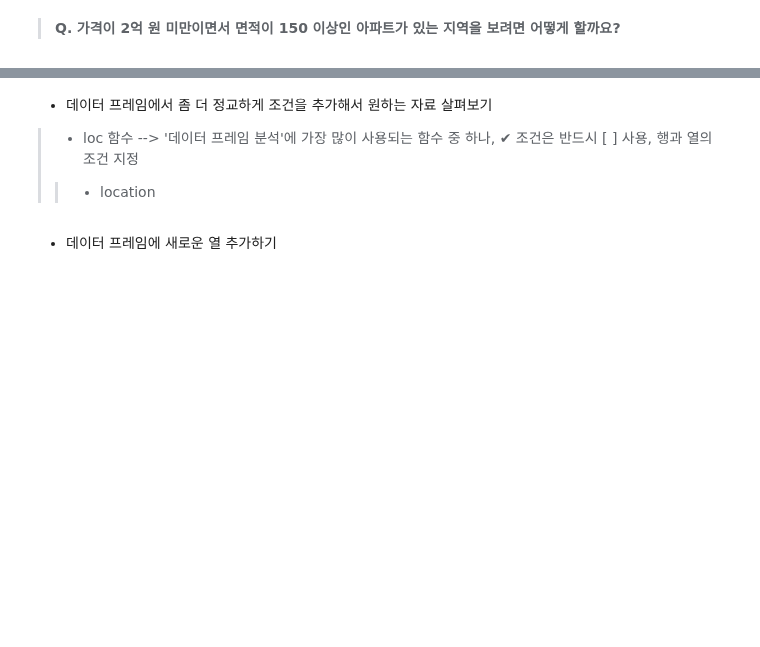
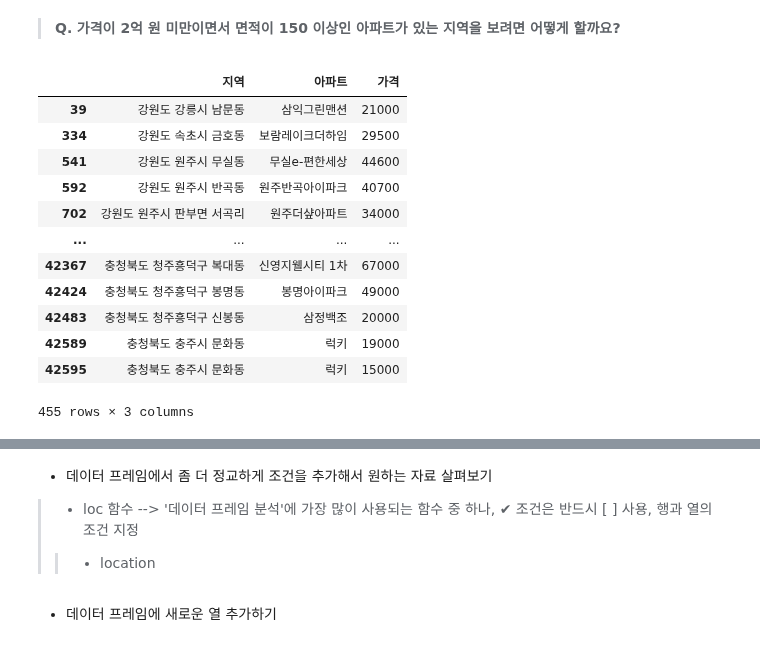
Before and after one commit to arkwith7/aSSIST_ML, a Jupyter notebook: Python1/강의노트_Jupyter notebook/2. Pandas 학습 및 실습_aSSIST.ipynb, the cells around one changed output, grey strips where cells are left out. Saved outputs shown, nothing was run; the diff lists cells and outputs as text; code cells hidden in the pictures; blank space fills up the shorter version.

```diff
--- a/Python1/강의노트_Jupyter notebook/2. Pandas 학습 및 실습_aSSIST.ipynb
+++ b/Python1/강의노트_Jupyter notebook/2. Pandas 학습 및 실습_aSSIST.ipynb
@@ -146,0 +289,17 @@ apt.tail(10)
+# %%
+# 해봅시다.^^.
+apt[['지역', '아파트','가격']][apt['면적'] >= 150.0000][apt['가격'] < 200000]
+# %% [output]
+|  | 지역 | 아파트 | 가격 |
+| 39 | 강원도 강릉시 남문동 | 삼익그린맨션 | 21000 |
+| 334 | 강원도 속초시 금호동 | 보람레이크더하임 | 29500 |
+| 541 | 강원도 원주시 무실동 | 무실e-편한세상 | 44600 |
+| 592 | 강원도 원주시 반곡동 | 원주반곡아이파크 | 40700 |
+| 702 | 강원도 원주시 판부면 서곡리 | 원주더샾아파트 | 34000 |
+| ... | ... | ... | ... |
+| 42367 | 충청북도 청주흥덕구 복대동 | 신영지웰시티 1차 | 67000 |
+| 42424 | 충청북도 청주흥덕구 봉명동 | 봉명아이파크 | 49000 |
+| 42483 | 충청북도 청주흥덕구 신봉동 | 삼정백조 | 20000 |
+| 42589 | 충청북도 충주시 문화동 | 럭키 | 19000 |
+| 42595 | 충청북도 충주시 문화동 | 럭키 | 15000 |
+455 rows × 3 columns
```
Also changed, not shown: parts of 25 cells of this notebook, 2 other files.
